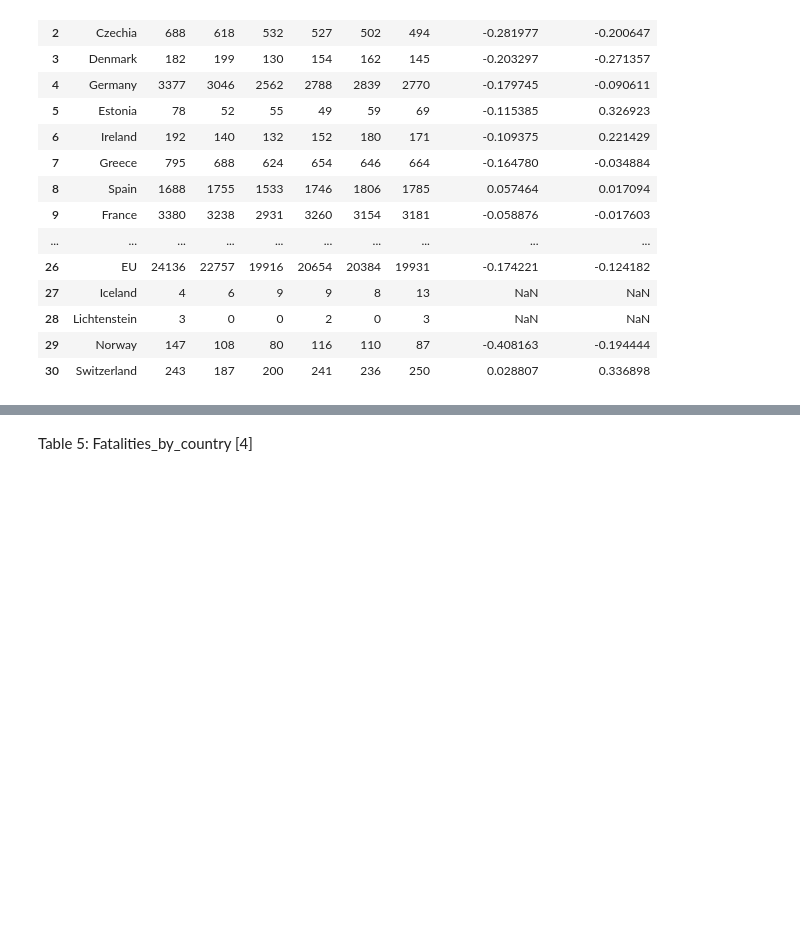
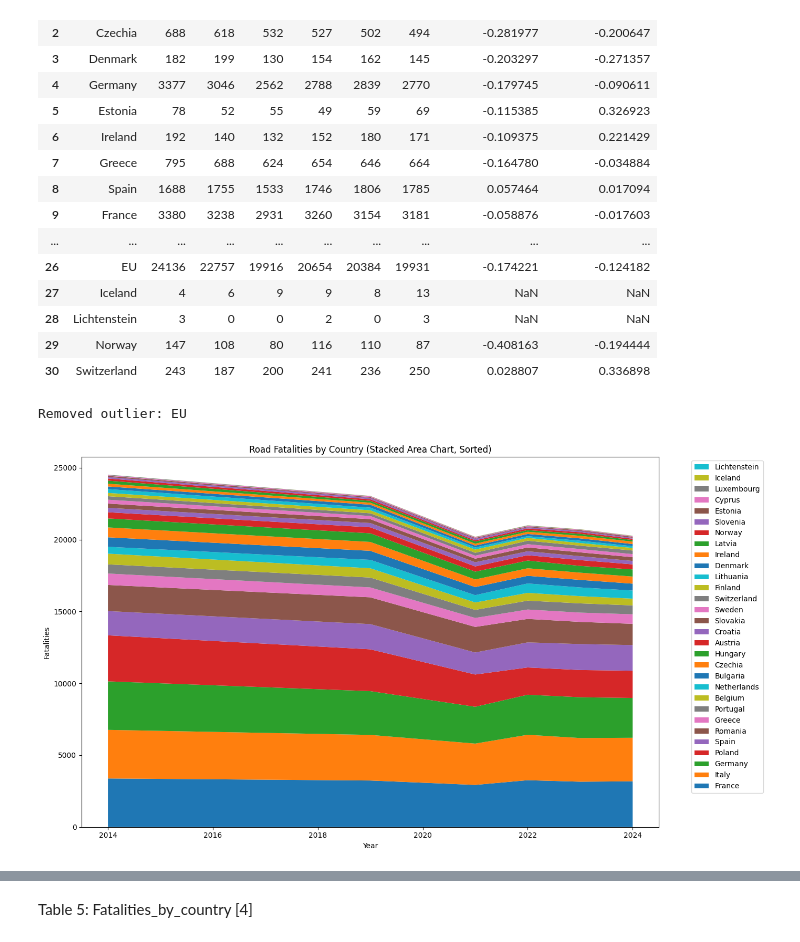
Before and after one commit to borisyotsov/Road-Safety-in-Bulgaria-Impact-of-Traffic-and-Infrastructure-on-Accident-Rates, a Jupyter notebook: Road_Safety_Project.ipynb, the cells around one changed output, grey strips where cells are left out. Drawn from its saved outputs; the diff is of its cells as text; code cells hidden in the pictures; blank space fills up the shorter version.

```diff
--- a/Road_Safety_Project.ipynb
+++ b/Road_Safety_Project.ipynb
@@ -304,3 +324,37 @@ Fatalities_by_country_total
 | 28 | Lichtenstein | 3 | 0 | 0 | 2 | 0 | 3 | NaN | NaN |
 | 29 | Norway | 147 | 108 | 80 | 116 | 110 | 87 | -0.408163 | -0.194444 |
 | 30 | Switzerland | 243 | 187 | 200 | 241 | 236 | 250 | 0.028807 | 0.336898 |
+# %%
+df1 = Fatalities_by_country_total.copy()
+outlier = df1.set_index("Country")[years].mean(axis=1).idxmax()
+df1 = df[df["Country"] != outlier]
+print("Removed outlier:", outlier)
+
+years = [2014, 2019, 2021, 2022, 2023, 2024]
+
+# Sort countries by total fatalities (descending)
+df1["Total"] = df1[years].sum(axis=1)
+df1 = df1.sort_values("Total", ascending=False)
+
+# Prepare data for stacked area chart
+df1_area = df1.set_index("Country")[years]
+
+plt.figure(figsize=(14, 8))
+
+plt.stackplot(years, df1_area.values, labels=df1_area.index)
+
+plt.xlabel("Year")
+plt.ylabel("Fatalities")
+plt.title("Road Fatalities by Country (Stacked Area Chart, Sorted)")
+
+# Sort legend in the same order as the stacked layers
+handles, labels = plt.gca().get_legend_handles_labels()
+handles = handles[::-1]
+labels = labels[::-1]
+plt.legend(handles, labels, bbox_to_anchor=(1.05, 1), loc="upper left")
+
+plt.tight_layout()
+plt.show()
+# %% [output]
+Removed outlier: EU
+[figure, added]
```
Also changed, not shown: parts of 5 cells of this notebook.
